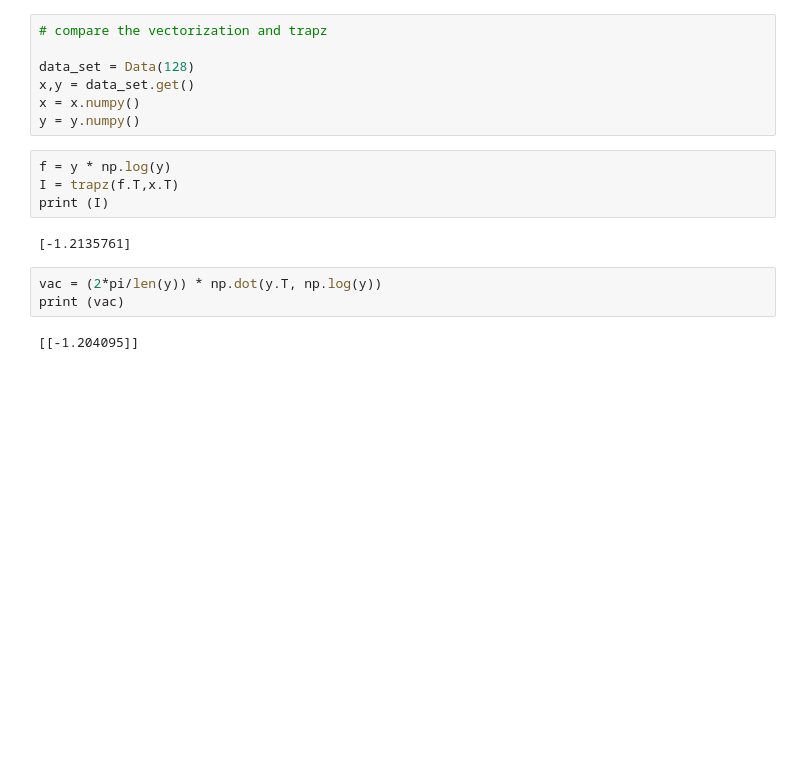
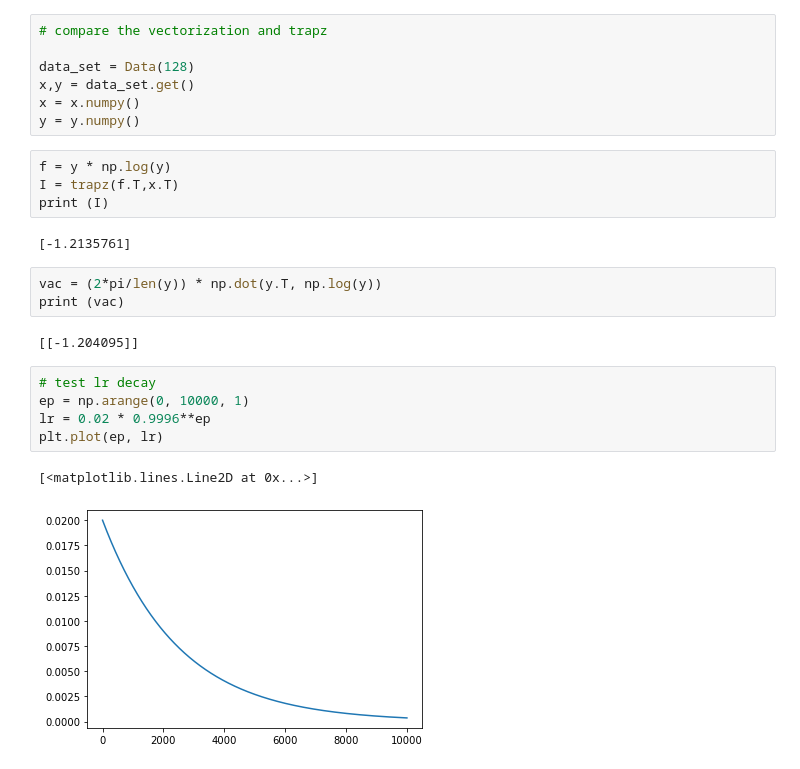
Before and after one commit to DengNaichen/deep-neural-networks-with-pytorch, a Jupyter notebook: test.ipynb, the cells around one changed output. Saved outputs shown, nothing was run; the diff lists cells and outputs as text; blank space fills up the shorter version.

```diff
--- a/test.ipynb
+++ b/test.ipynb
@@ -92,3 +92,11 @@ vac = (2*pi/len(y)) * np.dot(y.T, np.log(y))
 print (vac)
 # %% [output]
 [[-1.204095]]
+# %%
+# test lr decay
+ep = np.arange(0, 10000, 1)
+lr = 0.02 * 0.9996**ep
+plt.plot(ep, lr)
+# %% [output]
+[<matplotlib.lines.Line2D at 0x...>]
+[figure, added]
```
Also changed, not shown: parts of 1 cell of this notebook, 4 other files.
